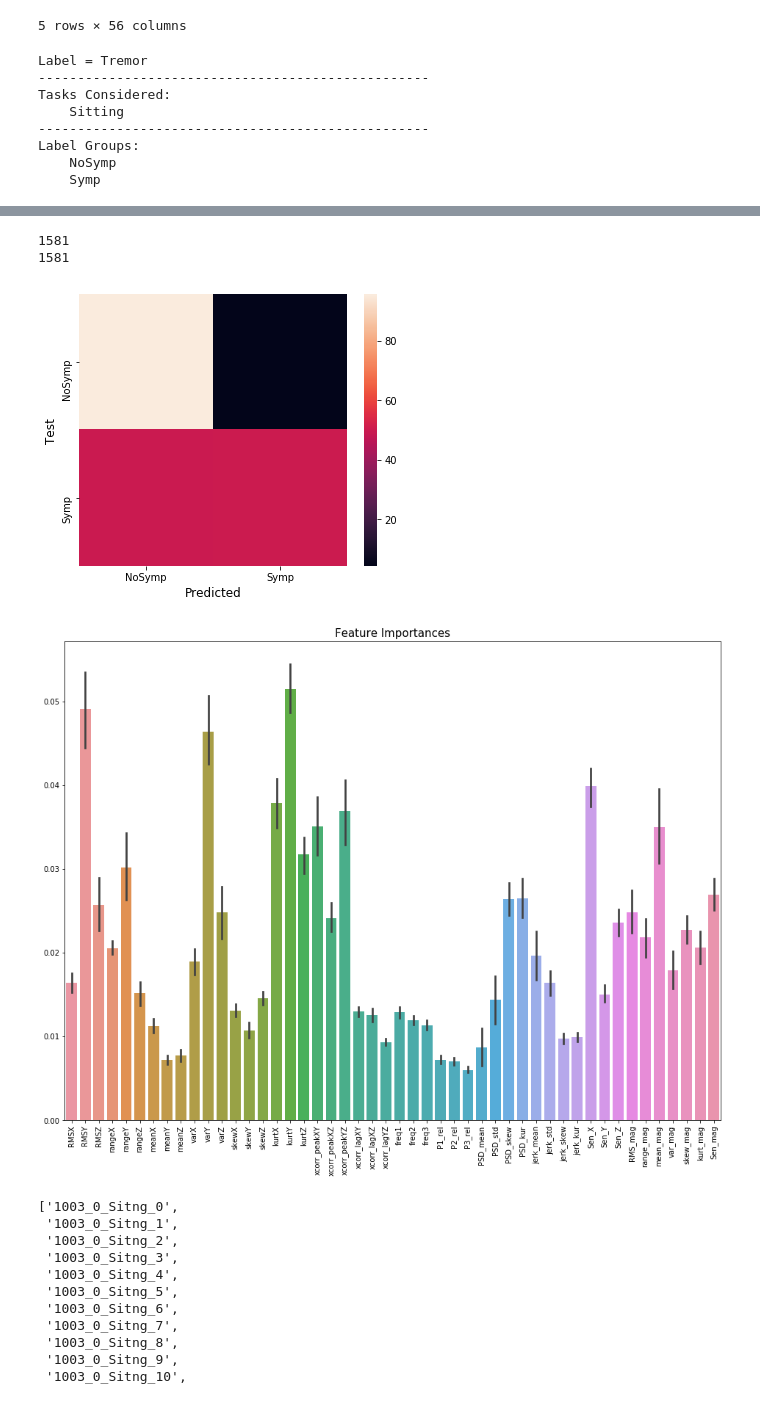
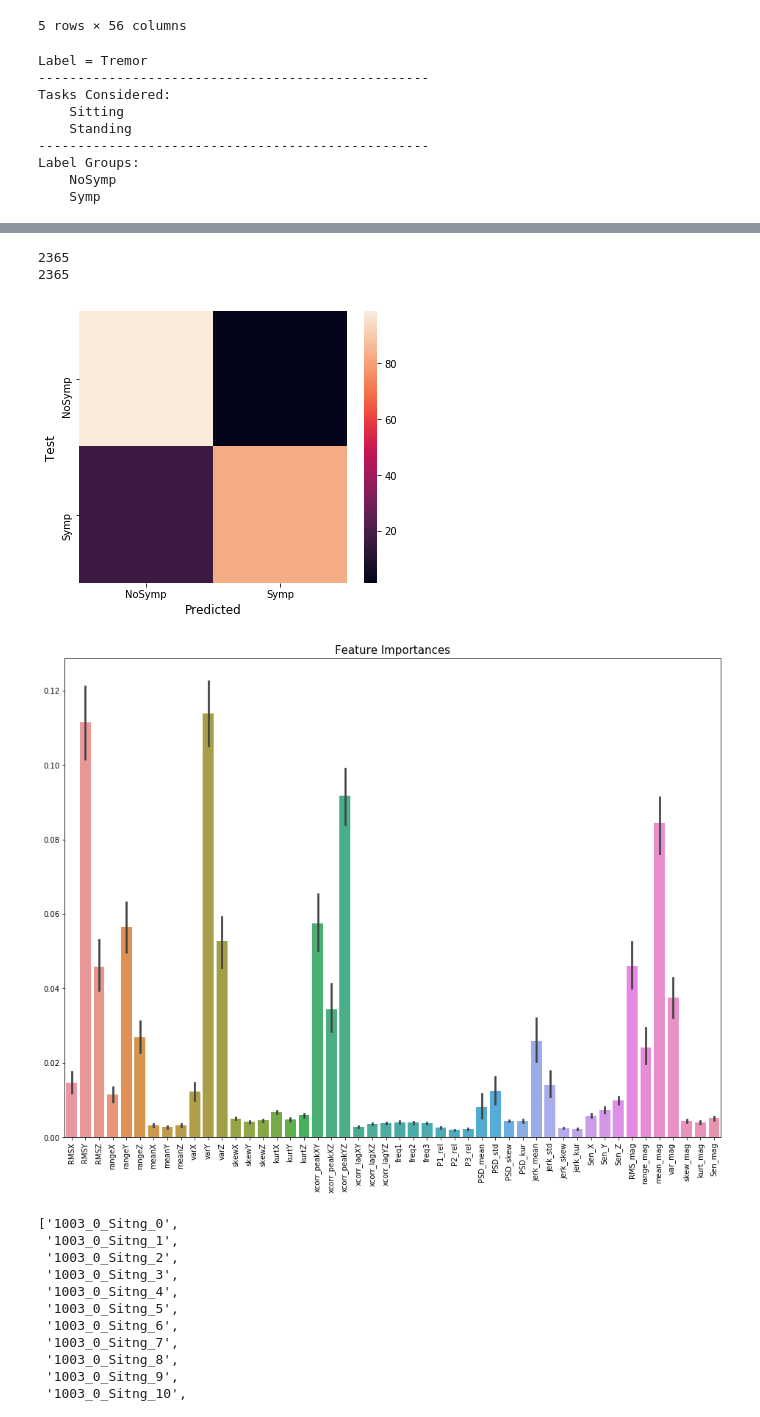
Before and after one commit to nshawen/CIS_PD, a Jupyter notebook: WatchDataRFModel.ipynb, the cells around one changed output, grey strips where cells are left out. Saved outputs shown, nothing was run; the diff lists cells and outputs as text; code cells hidden in the pictures.

```diff
--- a/WatchDataRFModel.ipynb
+++ b/WatchDataRFModel.ipynb
@@ -42,7 +42,7 @@ ClinicTasks = {
     'Sitng'    : 'Sitting'
 }
 # %%
-cf = RandomForestClassifier(n_estimators = 50)
+cf = RandomForestClassifier(n_estimators = 100)
 le = sklearn.preprocessing.LabelEncoder()
 grouper = LeaveOneGroupOut()
 # %%
@@ -66,7 +66,9 @@ def TrainTestModel(label_type, tasks, newLab, groups, bestFeatIdx):
     # ClinicDataFeatures = reduced features list
     # ClinicDataFeatures2 = expanded features list
     # ClinicDataFeatures3 = only Northwestern site subjects; expanded features list
-    DataFeatures = pd.read_csv(os.path.join(dest, 'Clinic Data', 'ClinicDataFeaturesX.csv'))
+    # ClinicDataFeaturesX = utlizes overlapping clip windows and an additional metadata column signifying clip number
+    # ClinicDataFeaturesX_FFTscoreFilt = eliminated standing/sitting data whose tremor score doesnt agree with FFT score
+    DataFeatures = pd.read_csv(os.path.join(dest, 'Clinic Data', 'ClinicDataFeaturesX_FFTscoreFilt.csv'))
     indices = (x for x in range(len(DataFeatures)) if DataFeatures.TaskAbb.values[x] in tasks)
     DataFeatures = DataFeatures.loc[indices]
     if type(DataFeatures[label_type].values[-1]) != str:
@@ -248,11 +250,11 @@ def TrainTestModel(label_type, tasks, newLab, groups, bestFeatIdx):
 # tasks = ['Drnkg', 'Drwg', 'Fldg', 'FtnL', 'FtnR', 'NtsBts', 'RamL', 'RamR', 'Sheets', 'Sitng', 'SitStand', 'Stndg', 'Typg', 'Wlkg', 'WlkgCnt']
 # tasks = ['RamL', 'RamR']
 # tasks = ['FtnL', 'FtnR']
-# tasks = ['Sitng', 'Stndg', 'Drwg']
+tasks = ['Sitng', 'Stndg']
 # tasks = ['Wlkg', 'WlkgCnt']
-# tasks = ['Fldg', 'Sheets', 'Drnkg', 'NtsBts', 'Typg']
+# tasks = ['Fldg', 'Sheets', 'Drnkg', 'NtsBts', 'Typg', 'Drwg']
 
-tasks = ['Sitng']
+# tasks = ['Sitng']
 
 ### NEWLAB, GROUPS
 # newLab, groups = ['Excld', 'Ram', 'Ftn', 'Rest', 'Wlkg', 'FinMot'], [['SitStand'], ['RamL', 'RamR'], ['FtnL', 'FtnR'], ['Sitng', 'Stndg', 'Drwg'], ['Wlkg', 'WlkgCnt'], ['Fldg', 'Sheets', 'Drnkg', 'NtsBts', 'Typg']]
@@ -279,6 +281,7 @@ Label = Tremor
 --------------------------------------------------
 Tasks Considered:
     Sitting
+    Standing
 --------------------------------------------------
 Label Groups:
     NoSymp
@@ -288,7 +291,7 @@ Label Groups:
-1581
-1581
+2365
+2365
-[figure, old version]
+[figure, new version]
-[figure, old version]
+[figure, new version]
 # %%
 TPind = (TestPred.TestLabs == 'Symp') & (TestPred.PredLabs == 'Symp')
 TPDataFeatures = DataFeatures.reset_index()[TPind]
```
Also changed, not shown: parts of 1 cell of this notebook.
